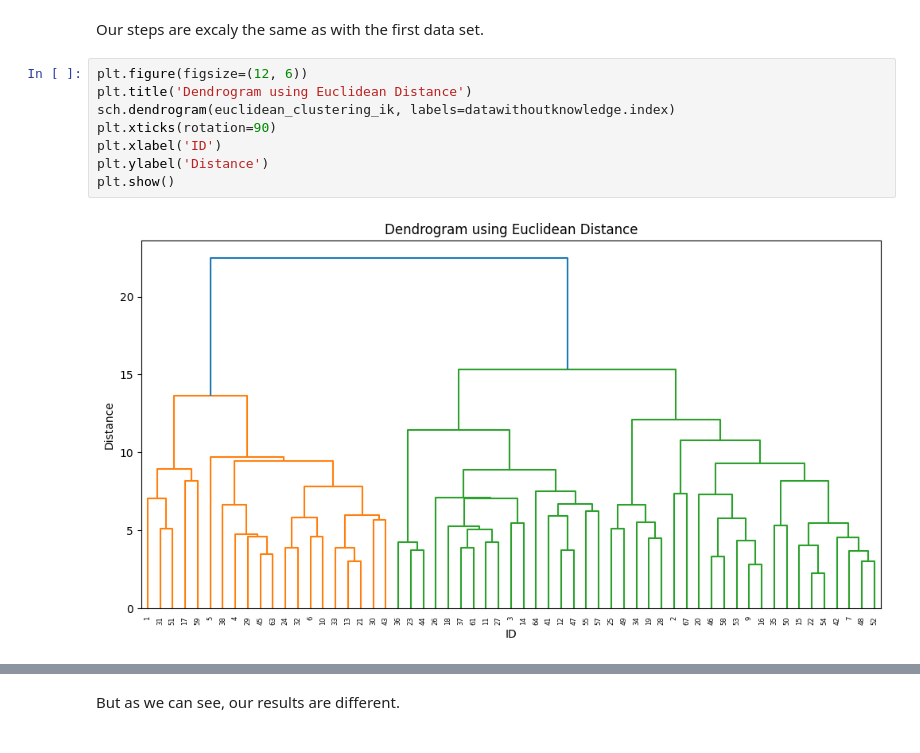
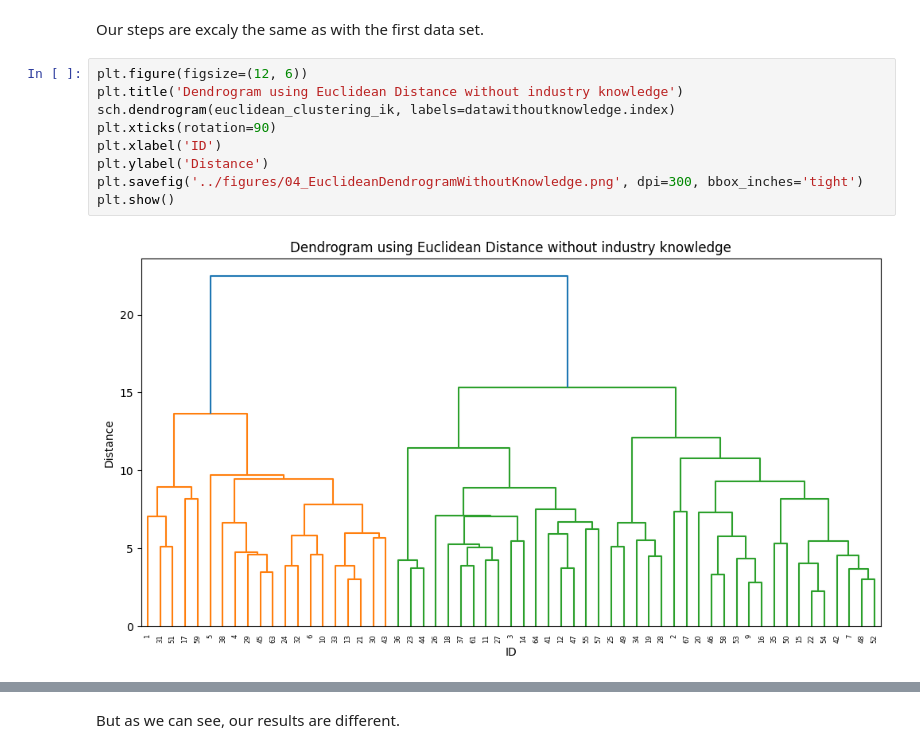
Before and after one commit to MalwinaKoz/Project-People-Analytics, a Jupyter notebook: notebooks/04_HierarchicalAgorithm.ipynb, the cells around one changed output, grey strips where cells are left out. Drawn from its saved outputs; the diff is of its cells as text.

```diff
--- a/notebooks/04_AdditionalAnalysis.ipynb
+++ b/notebooks/04_HierarchicalAgorithm.ipynb
@@ -142,13 +142,14 @@ manhattan_clustering_ik = sch.linkage(manhattan_dist_ik, method='ward')
 Our steps are excaly the same as with the first data set.
 # %%
 plt.figure(figsize=(12, 6))
-plt.title('Dendrogram using Euclidean Distance')
+plt.title('Dendrogram using Euclidean Distance without industry knowledge')
 sch.dendrogram(euclidean_clustering_ik, labels=datawithoutknowledge.index)
 plt.xticks(rotation=90)
 plt.xlabel('ID')
 plt.ylabel('Distance')
+plt.savefig('../figures/04_EuclideanDendrogramWithoutKnowledge.png', dpi=300, bbox_inches='tight')
 plt.show()
 # %% [output]
-[figure, old version]
+[figure, new version]
 # %%
 plt.figure(figsize=(12, 6))
```
Also changed, not shown: parts of 8 cells of this notebook, 4 other files.
